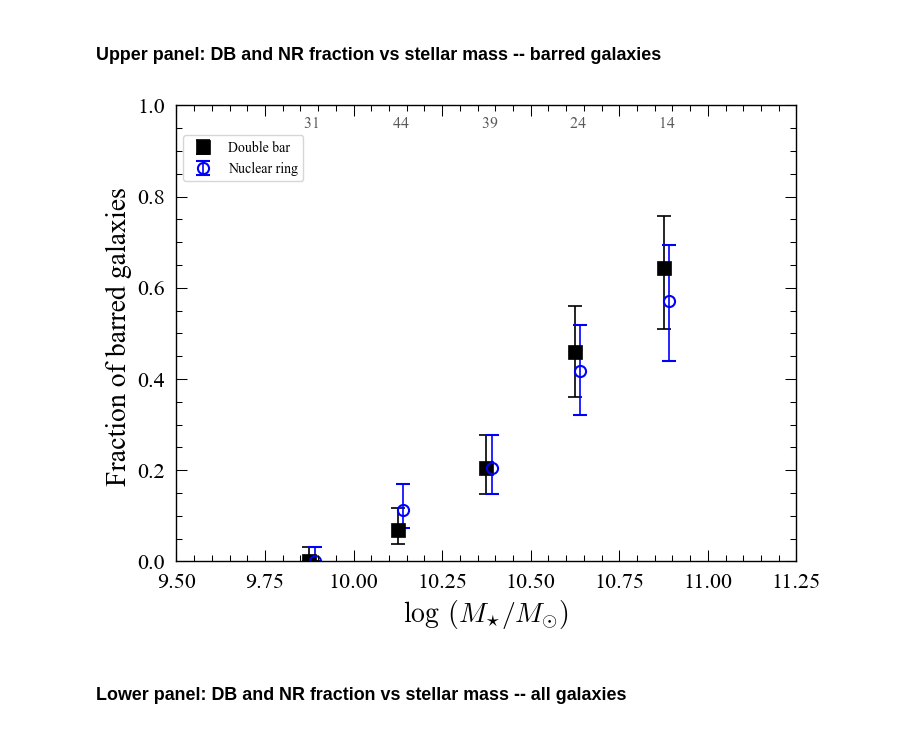
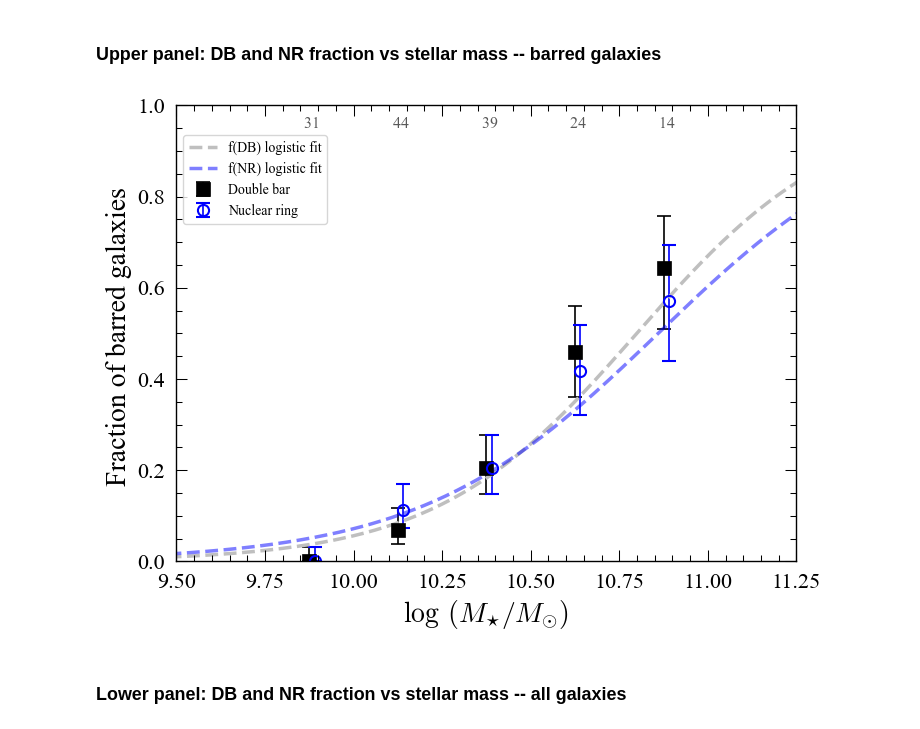
Before and after one commit to perwin/db-nr_paper, a Jupyter notebook: figures_for_paper.ipynb, the cells around one changed output. Drawn from its saved outputs; the diff is of its cells as text; code cells hidden in the pictures.

Commit message:
Updates to notebook and code (Fig.9 plot now works)

```diff
--- a/figures_for_paper.ipynb
+++ b/figures_for_paper.ipynb
@@ -42,23 +42,27 @@ except ImportError:
 import scipy.stats
 import numpy as np
 
-baseDir = "/Users/erwin/Documents/Working/Papers/Paper-extended-wiyn-survey/public/"
+# CHANGE THIS TO POINT TO APPROPRIATE LOCAL DIRECTORY (DEFAULT = SAME DIRECTORY AS THIS NOTEBOOK)
+# baseDir = "/Users/erwin/Documents/Working/Papers/Paper-extended-wiyn-survey/public/"
+baseDir = os.getcwd() + "/"
+
 dataDir = baseDir + "data/"
 plotDir = baseDir + "plots/"
 sys.path.append(baseDir)
 
 import dbnr_utils
 import plotutils as pu
-
+import datautils as du
 
 
 unbarredInfoFile = "/Users/erwin/Documents/Working/Papers/Paper-extended-wiyn-survey/sample_unbarred_info_d30b.txt"
 
 reload(dbnr_utils)
-df_bars, gnames_bars_rowdict = dbnr_utils.GetBarredGalaxyData(dataDir + "table_mainsample.dat")
+df_bars, gnames_bars_rowdict = dbnr_utils.GetBarredGalaxyData("table_mainsample.dat", dataDir)
 nBarredGalaxies = len(df_bars.name)
 
 s4gdata = du.ReadCompositeTable(dataDir + "s4gbars_table.dat", columnRow=29, dataFrame=True)
+nS4G = len(s4gdata.name)
 
 mm = np.arange(8,12,0.01)
 
@@ -178,2 +239,15 @@ len(ii_db), len(ii_nr)
 # %% [markdown]
 These are best-fit parameters from various logistic regressions, done using R [xx R notebook?]
+# %%
+# Standard logistic regression: alpha,beta for probability of DB or NR as function of log(stellar mass)
+coeffs_db_logmstar = [-38.138322797859345, 3.5314830697116486]
+coeffs_nr_logmstar = [-32.37282378409543, 2.9810021714670616]
+
+# Standard logistic regression: alpha,beta for probability of DB or NR as function of log(bar semi-major axis)
+coeffs_db_amax = [-2.8799470624743986, 3.8243338021684012]
+coeffs_nr_amax = [-3.7446577067157727, 5.580708260198873]
+
+# Multivariable logistic regression: alpha, beta_1, beta_2 for probability of
+# DB or NR as function of both log(stellar mass) and log(bar semi-major axis)
+coeffs_db_mstaramax = [-29.014651562443085, 2.5623561049406716, 2.511786400144422]
+coeffs_nr_mstaramax = [-18.131414108471176, 1.4213011797692052, 4.717473367658021]
@@ -186,33 +262,35 @@ This figure in the paper has two panels; the upper (immediately below) showing f
 # %%
 pu.PlotFrequency(df_bars.logmstar, ii_db, ii_nondb, 9.5, 11.25, 0.25, fmt='ks',ms=10,label='Double bar')
 pu.PlotFrequency(df_bars.logmstar, ii_nr, ii_nonnr, 9.5, 11.25, 0.25, offset=0.015,noErase=True,
                  fmt='o',mfc='None',mec='blue',color='blue',mew=1.5,ms=8,label="Nuclear ring")
+plot(mm, logistic(mm,coeffs_db_logmstar), '0.75', ls='--', lw=2.5, label="f(DB) logistic fit")
+plot(mm, logistic(mm,coeffs_nr_logmstar), 'b', alpha=0.5, ls='--', lw=2.5, label="f(NR) logistic fit")
 xlim(9.5,11.25);ylim(0,1)
 
 # add bin counts
 binranges = np.arange(9.75, 11.25,0.25)
 i_all = ii_db + ii_nondb
 (n_all, bin_edges) = np.histogram(df_bars.logmstar[i_all], binranges)
 n_all_int = [round(n) for n in n_all]
 for i in range(len(n_all_int)):
     x = binranges[i]
     n = n_all_int[i]
     text(x + 0.1, 0.95, "%3d" % n, fontsize=11.5, color='0.35')
 
 legend(loc='upper left', bbox_to_anchor=(0,0,1,0.95), fontsize=10)
 
 xlabel(xtmstar);ylabel("Fraction of barred galaxies ")
 subplots_adjust(bottom=0.14)
 if savePlots:
     savefig(baseDir+"fDB-NR_vs_logMstar_barred-galaxies.pdf")
 
 
 # NOTE: to generate the exact version used in the paper, without any x-axis labeling, do the following
 # (to suppress x-axis tick labeling (and also do *not* call xlabel)
 #ax = gca()
 #ax.set_xticklabels([])
 # %% [output]
-[figure, old version]
+[figure, new version]
 # %% [markdown]
 ### Lower panel: DB and NR fraction vs stellar mass -- all galaxies
 # %% [markdown]
```
Also changed, not shown: parts of 8 cells of this notebook, 1 other file.
